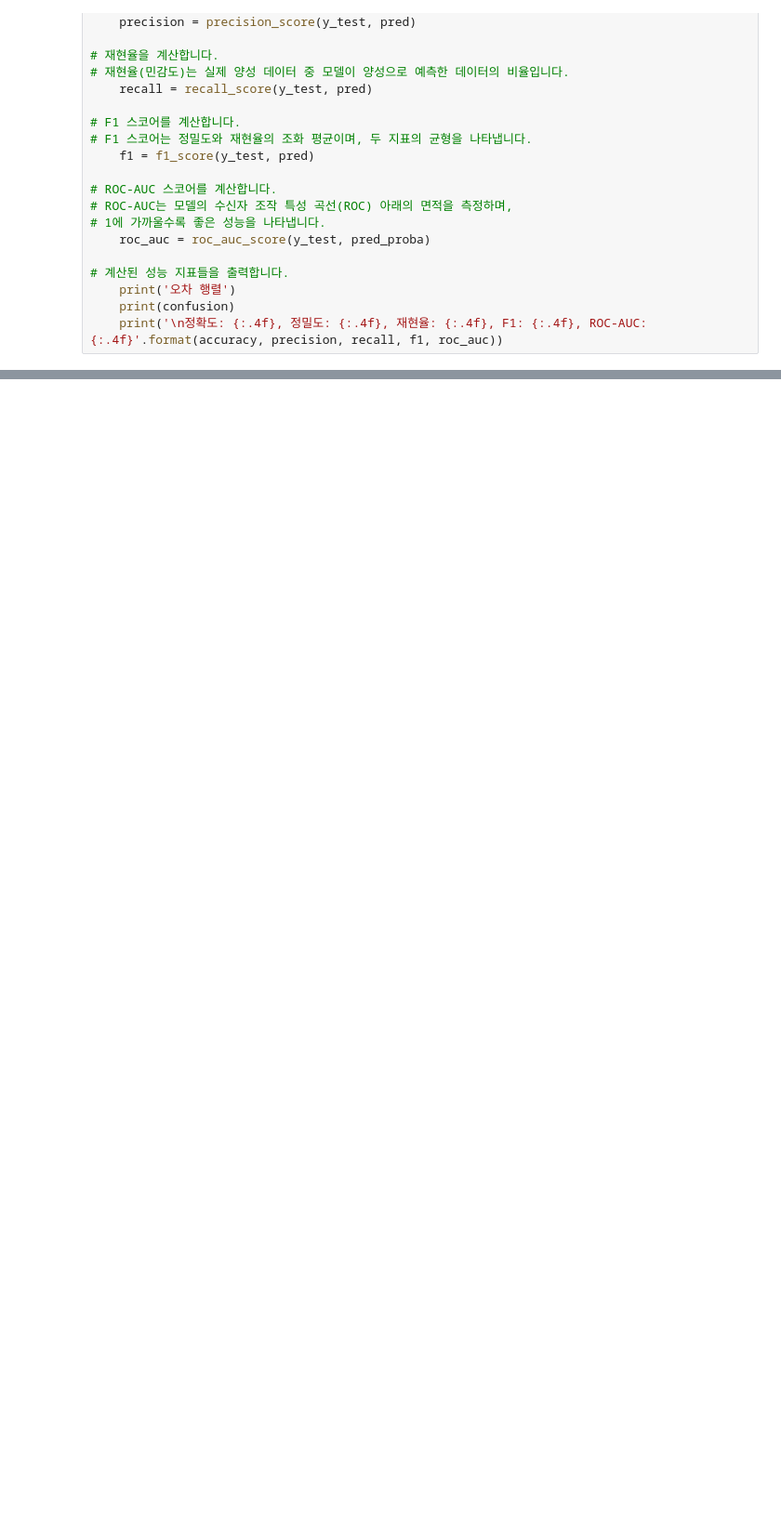
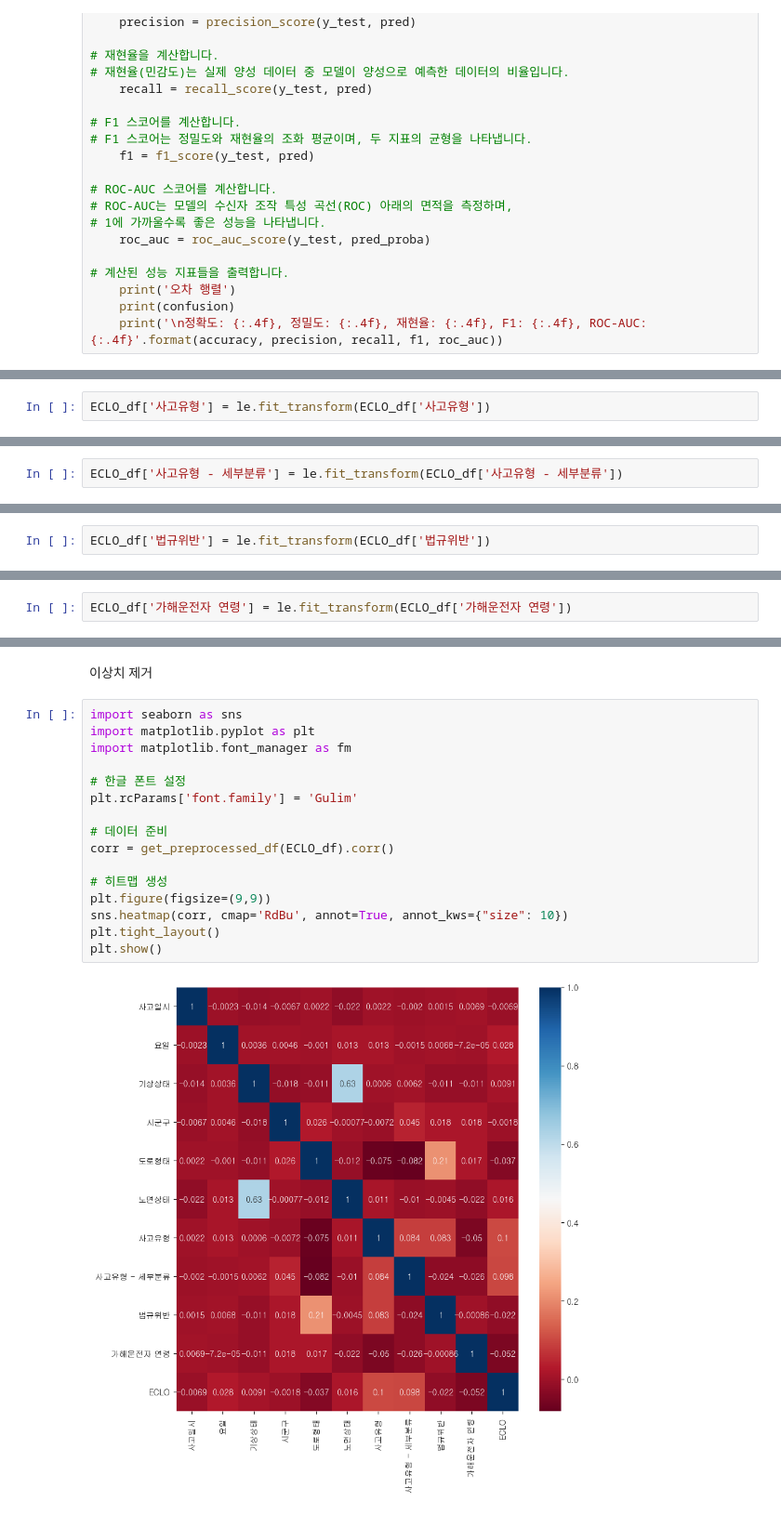
Before and after one commit to june0913/project1, a Jupyter notebook: 1.ipynb, the cells around one changed output, grey strips where cells are left out. Shown at 93% size. Saved outputs shown, nothing was run; the diff lists cells and outputs as text; blank space fills up the shorter version.

```diff
--- a/1.ipynb
+++ b/1.ipynb
@@ -238,0 +284,2 @@ ECLO_data['시군구'] = le.fit_transform(ECLO_data['시군구'])
+# %%
+ECLO_df['사고유형'] = le.fit_transform(ECLO_df['사고유형'])
@@ -238,0 +313,2 @@ ECLO_data['시군구'] = le.fit_transform(ECLO_data['시군구'])
+# %%
+ECLO_df['사고유형 - 세부분류'] = le.fit_transform(ECLO_df['사고유형 - 세부분류'])
@@ -238,0 +350,2 @@ ECLO_data['시군구'] = le.fit_transform(ECLO_data['시군구'])
+# %%
+ECLO_df['법규위반'] = le.fit_transform(ECLO_df['법규위반'])
@@ -238,0 +384,2 @@ ECLO_data['시군구'] = le.fit_transform(ECLO_data['시군구'])
+# %%
+ECLO_df['가해운전자 연령'] = le.fit_transform(ECLO_df['가해운전자 연령'])
@@ -238,0 +402,20 @@ ECLO_data['시군구'] = le.fit_transform(ECLO_data['시군구'])
+# %% [markdown]
+이상치 제거
+# %%
+import seaborn as sns
+import matplotlib.pyplot as plt
+import matplotlib.font_manager as fm
+
+# 한글 폰트 설정
+plt.rcParams['font.family'] = 'Gulim'
+
+# 데이터 준비
+corr = get_preprocessed_df(ECLO_df).corr()
+
+# 히트맵 생성
+plt.figure(figsize=(9,9))
+sns.heatmap(corr, cmap='RdBu', annot=True, annot_kws={"size": 10})
+plt.tight_layout()
+plt.show()
+# %% [output]
+[figure, added]
```
Also changed, not shown: parts of 38 cells of this notebook.
